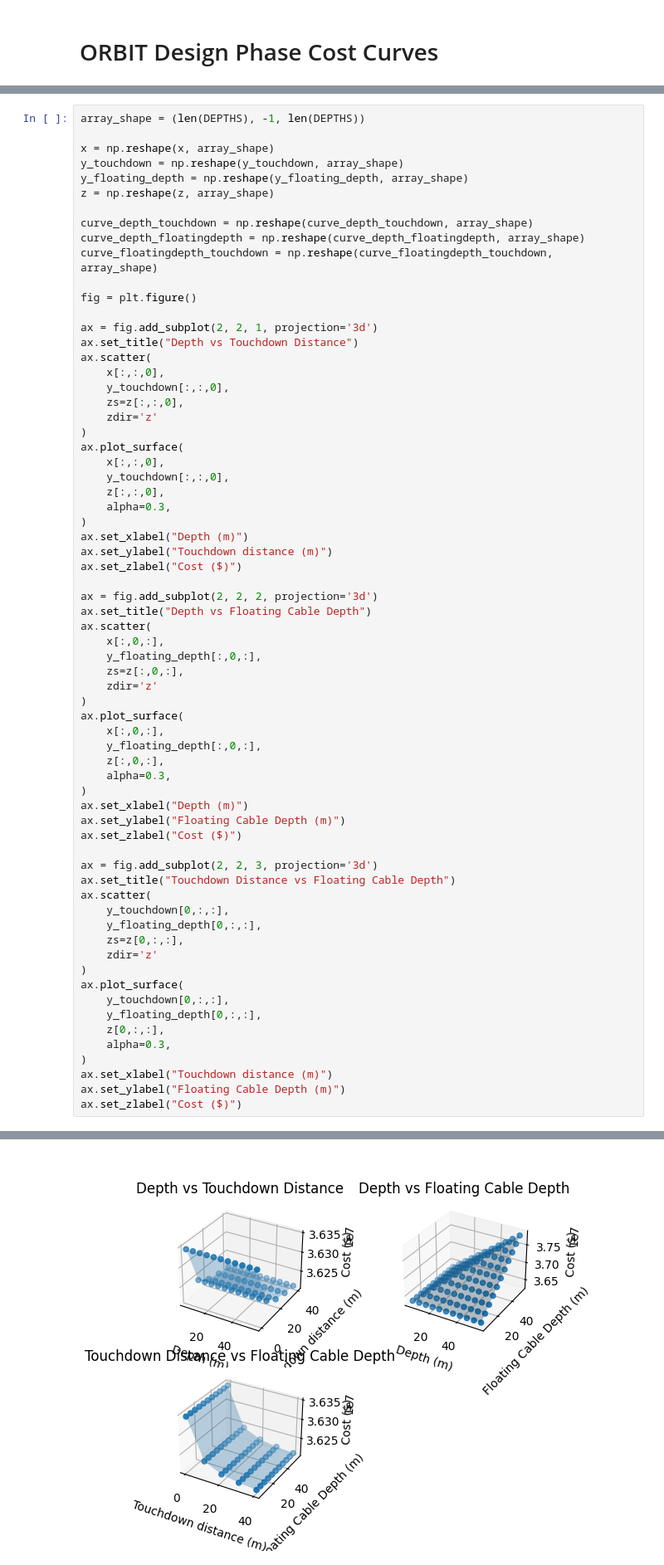
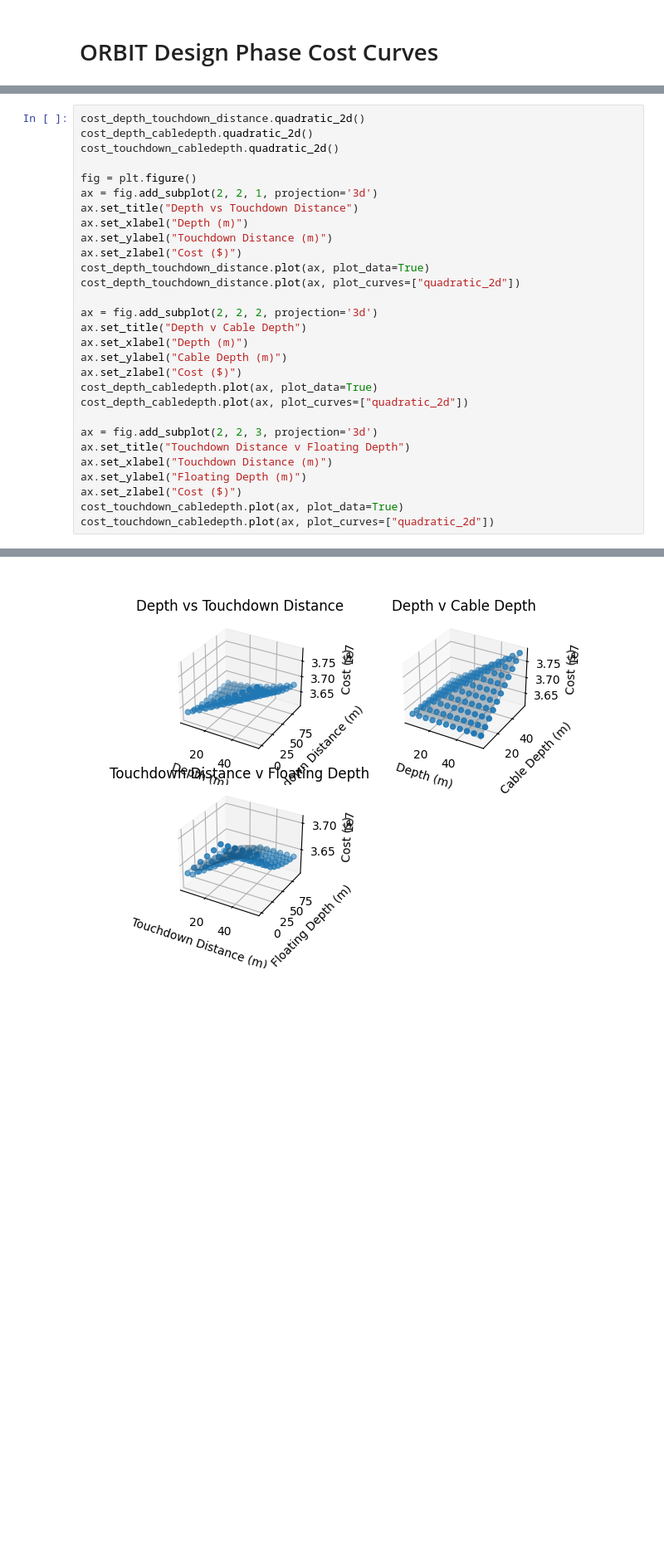
Before and after one commit to WISDEM/ORBIT, a Jupyter notebook: examples/cost_curves.ipynb, the cells around one changed output, grey strips where cells are left out. Shown at 83% size. Drawn from its saved outputs; the diff is of its cells as text; blank space fills up the shorter version.

```diff
--- a/examples/cost_curves.ipynb
+++ b/examples/cost_curves.ipynb
@@ -467,68 +634,30 @@ curve_floatingdepth_touchdown = quadratic_2d(y_touchdown, y_floating_depth, z)
 # %%
-array_shape = (len(DEPTHS), -1, len(DEPTHS))
-
-x = np.reshape(x, array_shape)
-y_touchdown = np.reshape(y_touchdown, array_shape)
-y_floating_depth = np.reshape(y_floating_depth, array_shape)
-z = np.reshape(z, array_shape)
-
-curve_depth_touchdown = np.reshape(curve_depth_touchdown, array_shape)
-curve_depth_floatingdepth = np.reshape(curve_depth_floatingdepth, array_shape)
-curve_floatingdepth_touchdown = np.reshape(curve_floatingdepth_touchdown, array_shape)
+cost_depth_touchdown_distance.quadratic_2d()
+cost_depth_cabledepth.quadratic_2d()
+cost_touchdown_cabledepth.quadratic_2d()
 
 fig = plt.figure()
-
 ax = fig.add_subplot(2, 2, 1, projection='3d')
 ax.set_title("Depth vs Touchdown Distance")
-ax.scatter(
-    x[:,:,0],
-    y_touchdown[:,:,0],
-    zs=z[:,:,0],
-    zdir='z'
-)
-ax.plot_surface(
-    x[:,:,0],
-    y_touchdown[:,:,0],
-    z[:,:,0],
-    alpha=0.3,
-)
 ax.set_xlabel("Depth (m)")
-ax.set_ylabel("Touchdown distance (m)")
+ax.set_ylabel("Touchdown Distance (m)")
 ax.set_zlabel("Cost ($)")
+cost_depth_touchdown_distance.plot(ax, plot_data=True)
+cost_depth_touchdown_distance.plot(ax, plot_curves=["quadratic_2d"])
 
 ax = fig.add_subplot(2, 2, 2, projection='3d')
-ax.set_title("Depth vs Floating Cable Depth")
-ax.scatter(
-    x[:,0,:],
-    y_floating_depth[:,0,:],
-    zs=z[:,0,:],
-    zdir='z'
-)
-ax.plot_surface(
-    x[:,0,:],
-    y_floating_depth[:,0,:],
-    z[:,0,:],
-    alpha=0.3,
-)
+ax.set_title("Depth v Cable Depth")
 ax.set_xlabel("Depth (m)")
-ax.set_ylabel("Floating Cable Depth (m)")
+ax.set_ylabel("Cable Depth (m)")
 ax.set_zlabel("Cost ($)")
+cost_depth_cabledepth.plot(ax, plot_data=True)
+cost_depth_cabledepth.plot(ax, plot_curves=["quadratic_2d"])
 
 ax = fig.add_subplot(2, 2, 3, projection='3d')
-ax.set_title("Touchdown Distance vs Floating Cable Depth")
-ax.scatter(
-    y_touchdown[0,:,:],
-    y_floating_depth[0,:,:],
-    zs=z[0,:,:],
-    zdir='z'
-)
-ax.plot_surface(
-    y_touchdown[0,:,:],
-    y_floating_depth[0,:,:],
-    z[0,:,:],
-    alpha=0.3,
-)
-ax.set_xlabel("Touchdown distance (m)")
-ax.set_ylabel("Floating Cable Depth (m)")
+ax.set_title("Touchdown Distance v Floating Depth")
+ax.set_xlabel("Touchdown Distance (m)")
+ax.set_ylabel("Floating Depth (m)")
 ax.set_zlabel("Cost ($)")
+cost_touchdown_cabledepth.plot(ax, plot_data=True)
+cost_touchdown_cabledepth.plot(ax, plot_curves=["quadratic_2d"])
 # %% [output]
@@ -536,4 +664,4 @@ Text(0.5, 0, 'Cost ($)')
-[figure, old version]
+[figure, new version]
 # %% [markdown]
 ## Export System
 - site.distance_to_landfall
```
Also changed, not shown: parts of 15 cells of this notebook.
